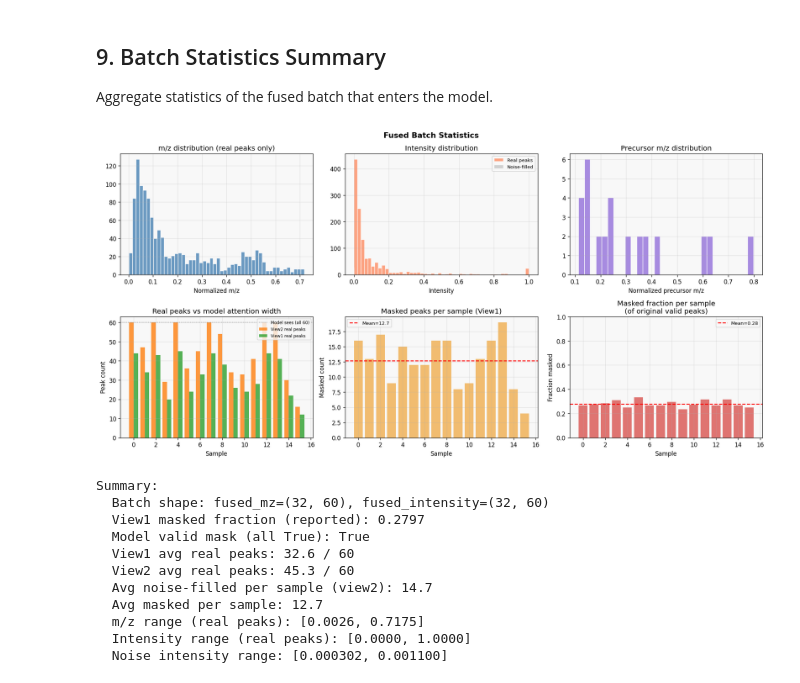
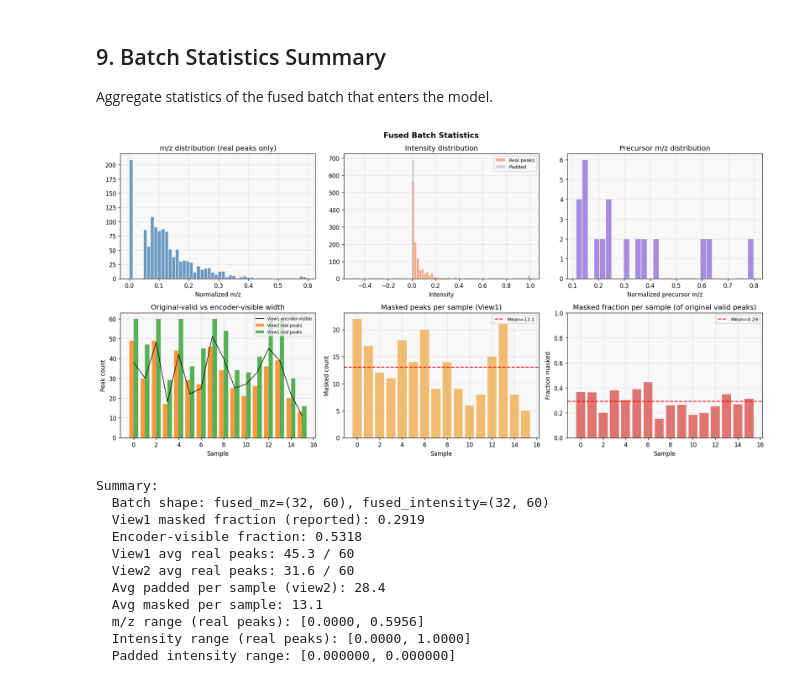
Before and after one commit to wchen99998/spectra-learning, a Jupyter notebook: notebooks/visualize_input_pipeline.executed.ipynb, the cells around one changed output. Cells and saved outputs as stored; diff of their text form; code cells hidden in the pictures.

```diff
--- a/notebooks/visualize_input_pipeline.executed.ipynb
+++ b/notebooks/visualize_input_pipeline.executed.ipynb
@@ -64,13 +64,13 @@ raw_ds = _build_dataset(
     tfrecord_buffer_size=dm.tfrecord_buffer_size,
     max_precursor_mz=dm.max_precursor_mz,
     include_fingerprint=False,
-    intensity_scaling=dm.intensity_scaling,
     min_peak_intensity=dm.min_peak_intensity,
     mz_representation=dm.mz_representation,
     include_sigreg_augmentation=False,  # No augmentation
-    sigreg_contiguous_mask_fraction=0.25,
-    sigreg_contiguous_mask_min_len=1,
-    sigreg_random_mask_prob=0.05,
+    sigreg_contiguous_mask_fraction_min=0.10,
+    sigreg_contiguous_mask_fraction_max=0.40,
+    sigreg_random_drop_fraction_min=0.05,
+    sigreg_random_drop_fraction_max=0.15,
     sigreg_mz_jitter_std=0.0001,
     sigreg_intensity_jitter_std=0.005,
     peak_ordering=cfg.peak_ordering,
@@ -693,12 +698,13 @@ fig.suptitle('Fused Batch Statistics', fontsize=13, fontweight='bold')
 
 fmz = aug_batch['fused_mz']
 fi = aug_batch['fused_intensity']
-fv = aug_batch['fused_valid_mask']             # all True (model sees)
-fov = aug_batch['fused_original_valid_mask']   # real peaks vs noise
+fv = aug_batch['fused_valid_mask']
 fm = aug_batch['fused_masked_positions']
+fov = fv.copy()
+fov[:B] = fov[:B] | fm[:B]
 fp = aug_batch['fused_precursor_mz']
 
-# (a) m/z distribution (real peaks only, using original valid mask)
+# (a) m/z distribution (real peaks only, using derived original-valid mask)
 ax = axes[0, 0]
 real_peak_mask = fov.astype(bool)
 valid_mz = fmz[real_peak_mask]
@@ -706,13 +712,13 @@ ax.hist(valid_mz, bins=50, color='steelblue', edgecolor='white', alpha=0.8)
 ax.set_title('m/z distribution (real peaks only)')
 ax.set_xlabel('Normalized m/z')
 
-# (b) Intensity distribution: real peaks vs noise-filled
+# (b) Intensity distribution: real peaks vs padded
 ax = axes[0, 1]
 valid_int = fi[real_peak_mask]
-noise_int = fi[~real_peak_mask]
+padded_int = fi[~real_peak_mask]
 ax.hist(valid_int, bins=50, color='coral', edgecolor='white', alpha=0.7, label='Real peaks')
-if len(noise_int) > 0:
-    ax.hist(noise_int, bins=50, color='#aaaaaa', edgecolor='white', alpha=0.5, label='Noise-filled')
+if len(padded_int) > 0:
+    ax.hist(padded_int, bins=50, color='#aaaaaa', edgecolor='white', alpha=0.5, label='Padded')
 ax.set_title('Intensity distribution')
 ax.set_xlabel('Intensity')
 ax.legend(fontsize=8)
@@ -723,16 +729,16 @@ ax.hist(fp, bins=30, color='mediumpurple', edgecolor='white', alpha=0.8)
 ax.set_title('Precursor m/z distribution')
 ax.set_xlabel('Normalized precursor m/z')
 
-# (d) Real peak count per sample: view1 vs view2 (using original valid mask)
+# (d) Real peak count per sample: view1 vs view2
 ax = axes[1, 0]
 v1_orig_counts = fov[:B].sum(axis=1)
 v2_orig_counts = fov[B:].sum(axis=1)
-v1_model_counts = fv[:B].sum(axis=1)  # all 60 (model sees all)
+v1_model_counts = fv[:B].sum(axis=1)
 x = np.arange(B)
 ax.bar(x - 0.2, v2_orig_counts, 0.4, label='View2 real peaks', color='C1', alpha=0.8)
 ax.bar(x + 0.2, v1_orig_counts, 0.4, label='View1 real peaks', color='C2', alpha=0.8)
-ax.axhline(_NUM_PEAKS_OUTPUT, color='gray', ls=':', lw=1, label=f'Model sees (all {_NUM_PEAKS_OUTPUT})')
-ax.set_title('Real peaks vs model attention width')
+ax.plot(x, v1_model_counts, color='black', lw=1.0, label='View1 encoder-visible')
+ax.set_title('Original-valid vs encoder-visible width')
 ax.set_xlabel('Sample')
 ax.set_ylabel('Peak count')
 ax.legend(fontsize=7)
@@ -744,48 +750,49 @@ ax.bar(range(B), m_counts, color='#f0ad4e', alpha=0.8)
 ax.axhline(m_counts.mean(), color='red', ls='--', label=f'Mean={m_counts.mean():.1f}')
 ax.set_title('Masked peaks per sample (View1)')
 ax.set_xlabel('Sample')
 ax.set_ylabel('Masked count')
 ax.legend(fontsize=8)
 
 # (f) Masked fraction per sample (relative to original valid peaks)
 ax = axes[1, 2]
 orig_counts = raw_batch['peak_valid_mask'][:B].sum(axis=1)
 safe_counts = np.maximum(orig_counts, 1)
 frac = m_counts / safe_counts
 ax.bar(range(B), frac, color='#d9534f', alpha=0.8)
 ax.axhline(frac.mean(), color='red', ls='--', label=f'Mean={frac.mean():.2f}')
-ax.set_title('Masked fraction per sample\n(of original valid peaks)')
+ax.set_title('Masked fraction per sample (of original valid peaks)')
 ax.set_xlabel('Sample')
 ax.set_ylabel('Fraction masked')
 ax.set_ylim(0, 1)
 ax.legend(fontsize=8)
 
 plt.tight_layout()
 plt.savefig('notebooks/fig_batch_stats.png', bbox_inches='tight')
 plt.show()
 
-print(f"\nSummary:")
+print()
+print('Summary:')
 print(f"  Batch shape: fused_mz={fmz.shape}, fused_intensity={fi.shape}")
 print(f"  View1 masked fraction (reported): {aug_batch['view1_masked_fraction']:.4f}")
-print(f"  Model valid mask (all True): {fv.all()}")
+print(f"  Encoder-visible fraction: {fv.mean():.4f}")
 print(f"  View1 avg real peaks: {v1_orig_counts.mean():.1f} / {_NUM_PEAKS_OUTPUT}")
 print(f"  View2 avg real peaks: {v2_orig_counts.mean():.1f} / {_NUM_PEAKS_OUTPUT}")
-print(f"  Avg noise-filled per sample (view2): {(_NUM_PEAKS_OUTPUT - v2_orig_counts).mean():.1f}")
+print(f"  Avg padded per sample (view2): {(_NUM_PEAKS_OUTPUT - v2_orig_counts).mean():.1f}")
 print(f"  Avg masked per sample: {m_counts.mean():.1f}")
 print(f"  m/z range (real peaks): [{valid_mz.min():.4f}, {valid_mz.max():.4f}]")
 print(f"  Intensity range (real peaks): [{valid_int.min():.4f}, {valid_int.max():.4f}]")
-if len(noise_int) > 0:
-    print(f"  Noise intensity range: [{noise_int.min():.6f}, {noise_int.max():.6f}]")
+if len(padded_int) > 0:
+    print(f"  Padded intensity range: [{padded_int.min():.6f}, {padded_int.max():.6f}]")
 # %% [output]
-[figure, old version]
+[figure, new version]
 Summary:
   Batch shape: fused_mz=(32, 60), fused_intensity=(32, 60)
-  View1 masked fraction (reported): 0.2797
-  Model valid mask (all True): True
-  View1 avg real peaks: 32.6 / 60
-  View2 avg real peaks: 45.3 / 60
-  Avg noise-filled per sample (view2): 14.7
-  Avg masked per sample: 12.7
-  m/z range (real peaks): [0.0026, 0.7175]
+  View1 masked fraction (reported): 0.2919
+  Encoder-visible fraction: 0.5318
+  View1 avg real peaks: 45.3 / 60
+  View2 avg real peaks: 31.6 / 60
+  Avg padded per sample (view2): 28.4
+  Avg masked per sample: 13.1
+  m/z range (real peaks): [0.0000, 0.5956]
   Intensity range (real peaks): [0.0000, 1.0000]
-  Noise intensity range: [0.000302, 0.001100]
+  Padded intensity range: [0.000000, 0.000000]
```
Also changed, not shown: parts of 13 cells of this notebook, 4 other files.
